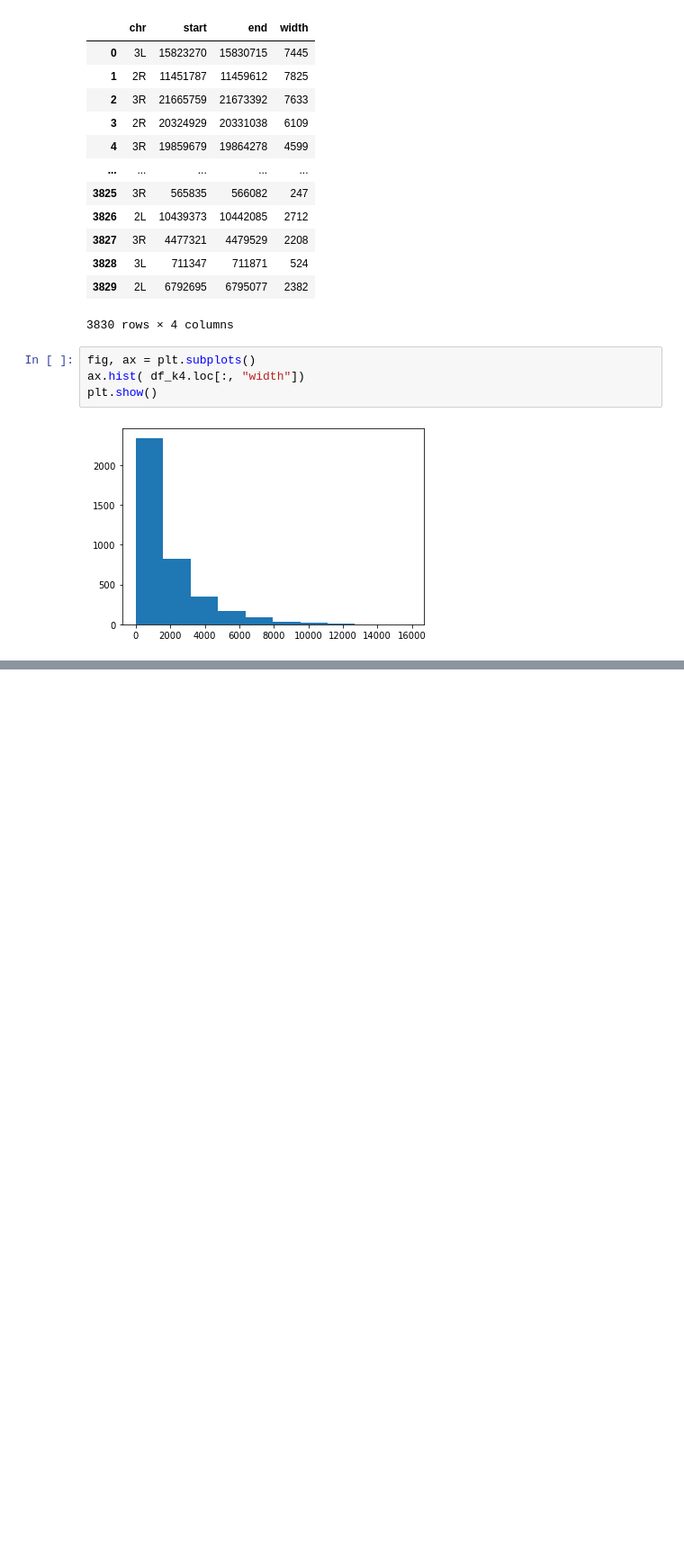
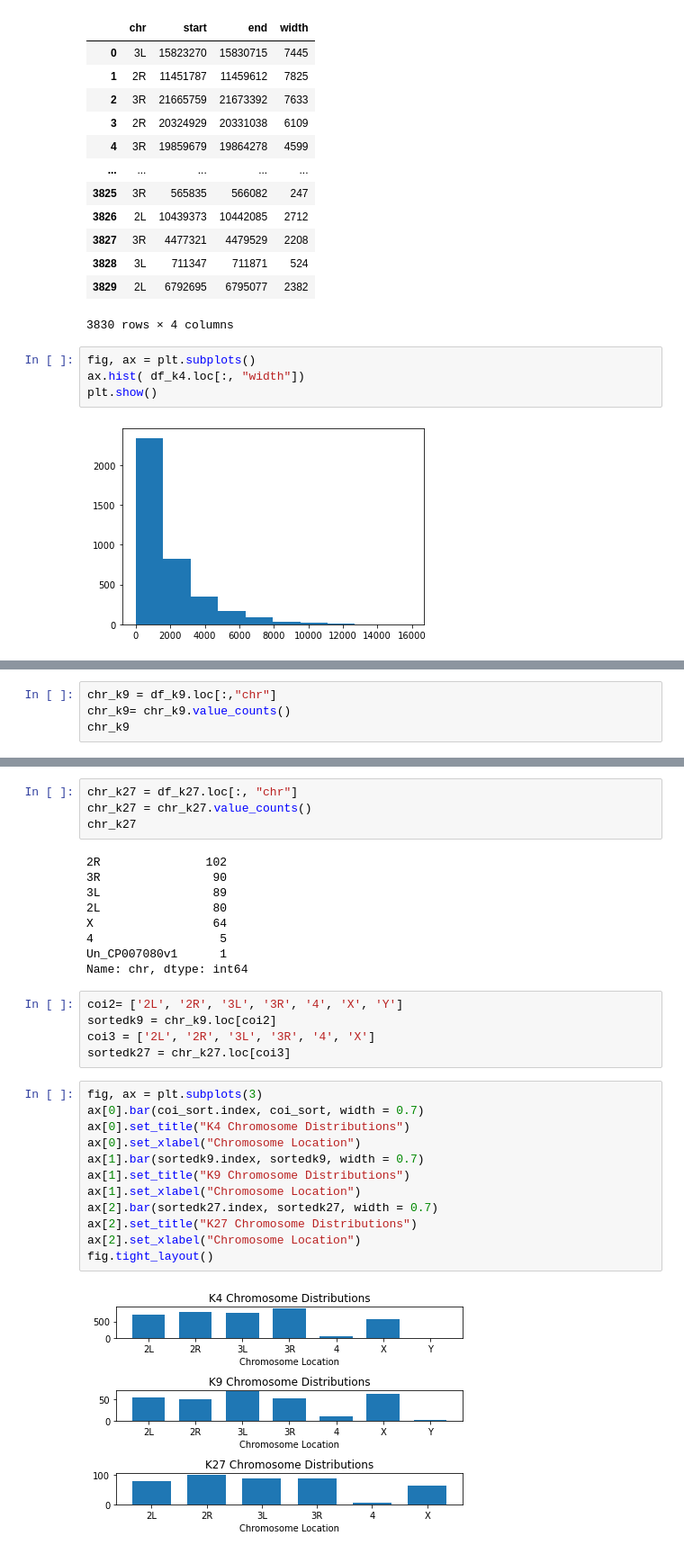
Before and after one commit to GiannaTricola/qbb2020-answers, a Jupyter notebook: day1-morning/02_bed_features.ipynb, the cells around one changed output, grey strips where cells are left out. Shown at 90% size. Saved outputs shown, nothing was run; the diff lists cells and outputs as text; blank space fills up the shorter version.

```diff
--- a/day1-morning/02_bed_features.ipynb
+++ b/day1-morning/02_bed_features.ipynb
@@ -53,0 +190,4 @@ plt.show()
+# %%
+chr_k9 = df_k9.loc[:,"chr"]
+chr_k9= chr_k9.value_counts()
+chr_k9
@@ -53,0 +204,32 @@ plt.show()
+# %%
+chr_k27 = df_k27.loc[:, "chr"]
+chr_k27 = chr_k27.value_counts()
+chr_k27
+# %% [output]
+2R               102
+3R                90
+3L                89
+2L                80
+X                 64
+4                  5
+Un_CP007080v1      1
+Name: chr, dtype: int64
+# %%
+coi2= ['2L', '2R', '3L', '3R', '4', 'X', 'Y']
+sortedk9 = chr_k9.loc[coi2]
+coi3 = ['2L', '2R', '3L', '3R', '4', 'X']
+sortedk27 = chr_k27.loc[coi3]
+# %%
+fig, ax = plt.subplots(3)
+ax[0].bar(coi_sort.index, coi_sort, width = 0.7)
+ax[0].set_title("K4 Chromosome Distributions")
+ax[0].set_xlabel("Chromosome Location")
+ax[1].bar(sortedk9.index, sortedk9, width = 0.7)
+ax[1].set_title("K9 Chromosome Distributions")
+ax[1].set_xlabel("Chromosome Location")
+ax[2].bar(sortedk27.index, sortedk27, width = 0.7)
+ax[2].set_title("K27 Chromosome Distributions")
+ax[2].set_xlabel("Chromosome Location")
+fig.tight_layout()
+# %% [output]
+[figure, added]
```
Also changed, not shown: parts of 31 cells of this notebook.
